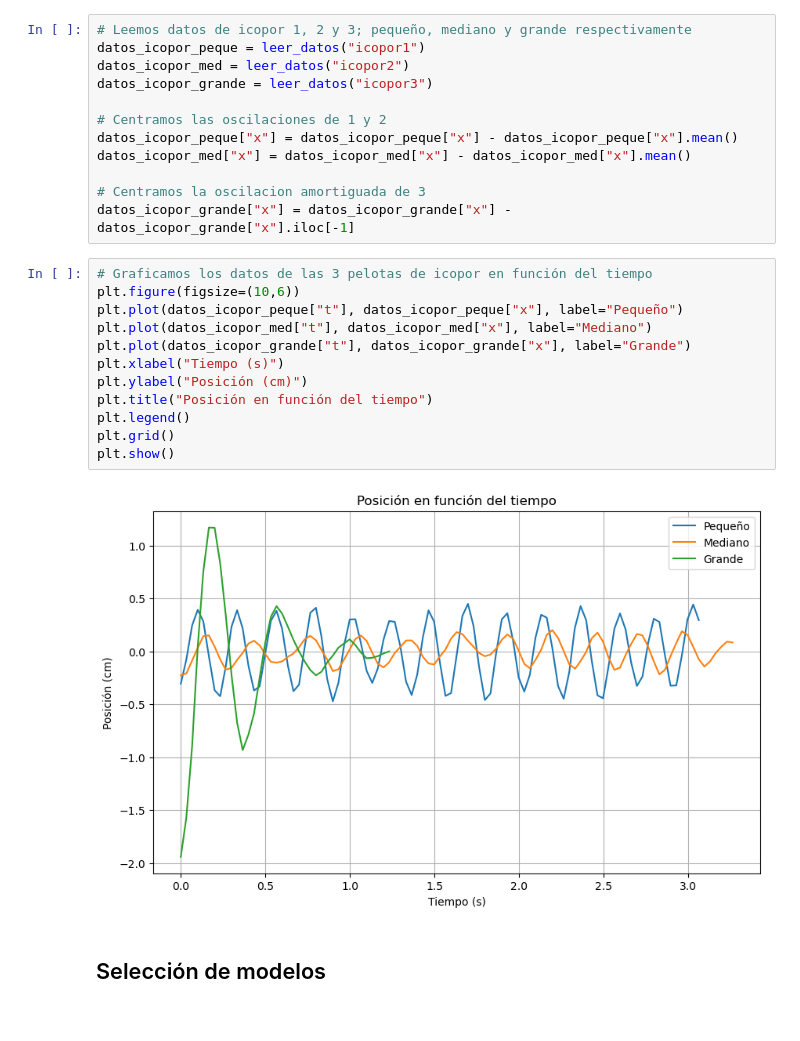
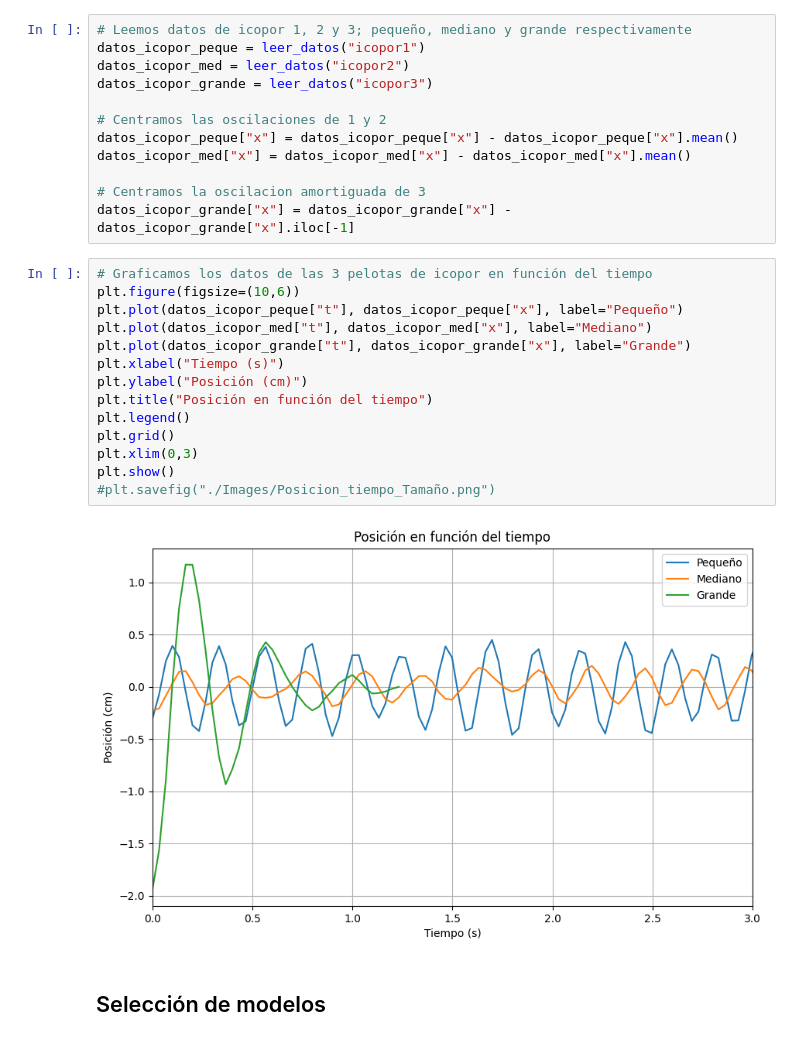
Before and after one commit to Vendetta0462/RetosCientificos-Reto10, a Jupyter notebook: code/ajuste_datos.ipynb, the cells around one changed output. Saved outputs shown, nothing was run; the diff lists cells and outputs as text.

```diff
--- a/code/ajuste_datos.ipynb
+++ b/code/ajuste_datos.ipynb
@@ -192,17 +202,19 @@ datos_icopor_grande["x"] = datos_icopor_grande["x"] - datos_icopor_grande["x"].i
 # %%
 # Graficamos los datos de las 3 pelotas de icopor en función del tiempo
 plt.figure(figsize=(10,6))
 plt.plot(datos_icopor_peque["t"], datos_icopor_peque["x"], label="Pequeño")
 plt.plot(datos_icopor_med["t"], datos_icopor_med["x"], label="Mediano")
 plt.plot(datos_icopor_grande["t"], datos_icopor_grande["x"], label="Grande")
 plt.xlabel("Tiempo (s)")
 plt.ylabel("Posición (cm)")
 plt.title("Posición en función del tiempo")
 plt.legend()
 plt.grid()
+plt.xlim(0,3)
 plt.show()
+#plt.savefig("./Images/Posicion_tiempo_Tamaño.png")
 # %% [output]
-[figure, old version]
+[figure, new version]
 # %% [markdown]
 ## Selección de modelos
 # %%
```
Also changed, not shown: parts of 8 cells of this notebook, 4 other files.
